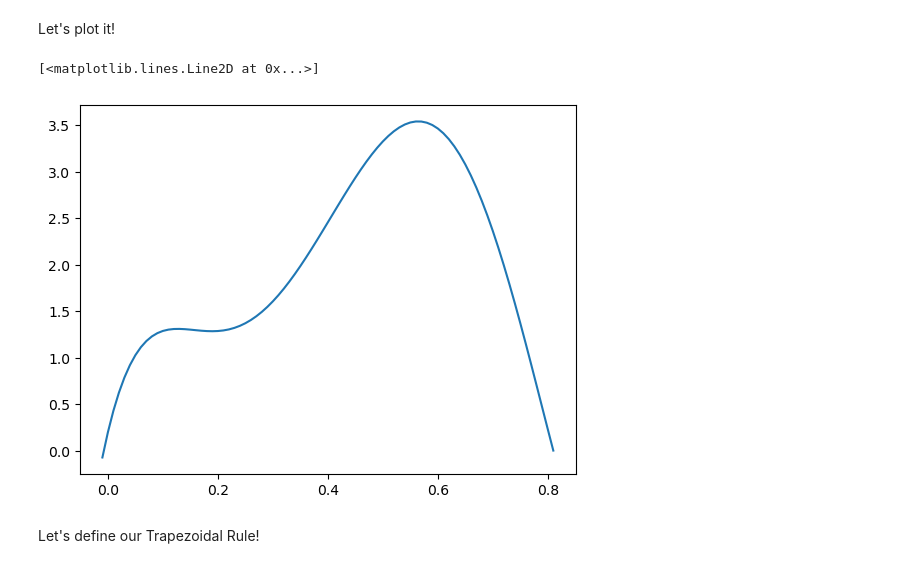
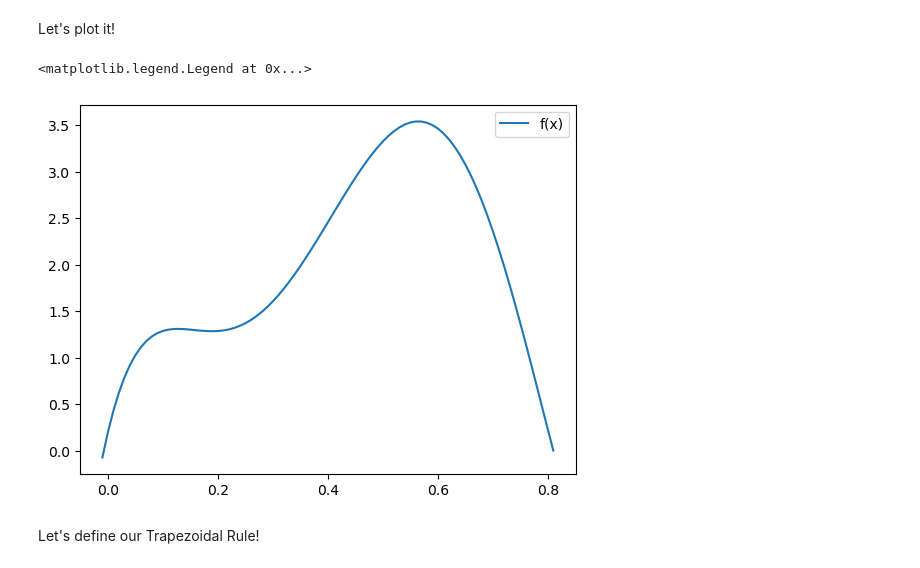
Before and after one commit to SharafatKarim/python-notebook, a Jupyter notebook: 02 - numerical methods/08 - integrals.ipynb, the cells around one changed output. Cells and saved outputs as stored; diff of their text form; code cells hidden in the pictures.

```diff
--- a/02 - numerical methods/08 - integrals.ipynb
+++ b/02 - numerical methods/08 - integrals.ipynb
@@ -18,10 +18,11 @@ def fun(x):
 Let's plot it!
 # %%
 array = np.arange(-0.01, 0.82, 0.01)
-plt.plot(array, fun(array))
+plt.plot(array, fun(array), label='f(x)')
+plt.legend()
 # %% [output]
-[<matplotlib.lines.Line2D at 0x...>]
+<matplotlib.legend.Legend at 0x...>
-[figure, old version]
+[figure, new version]
 # %% [markdown]
 Let's define our Trapezoidal Rule!
 # %%
```
Also changed, not shown: parts of 3 cells of this notebook.
